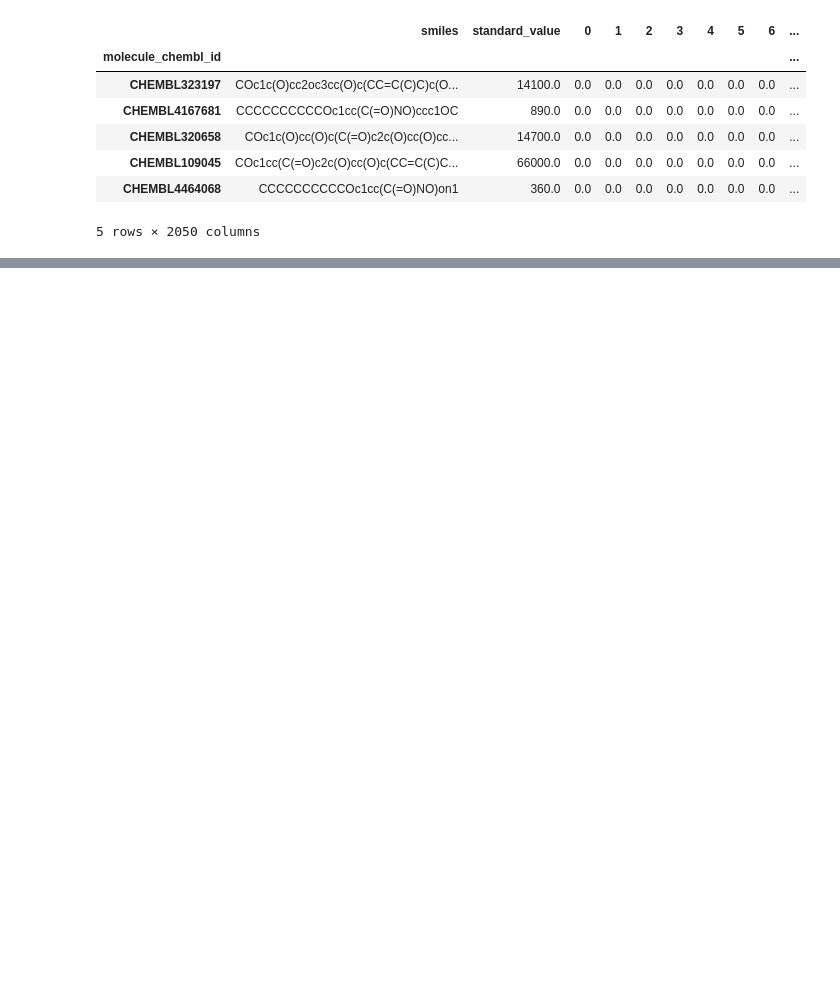
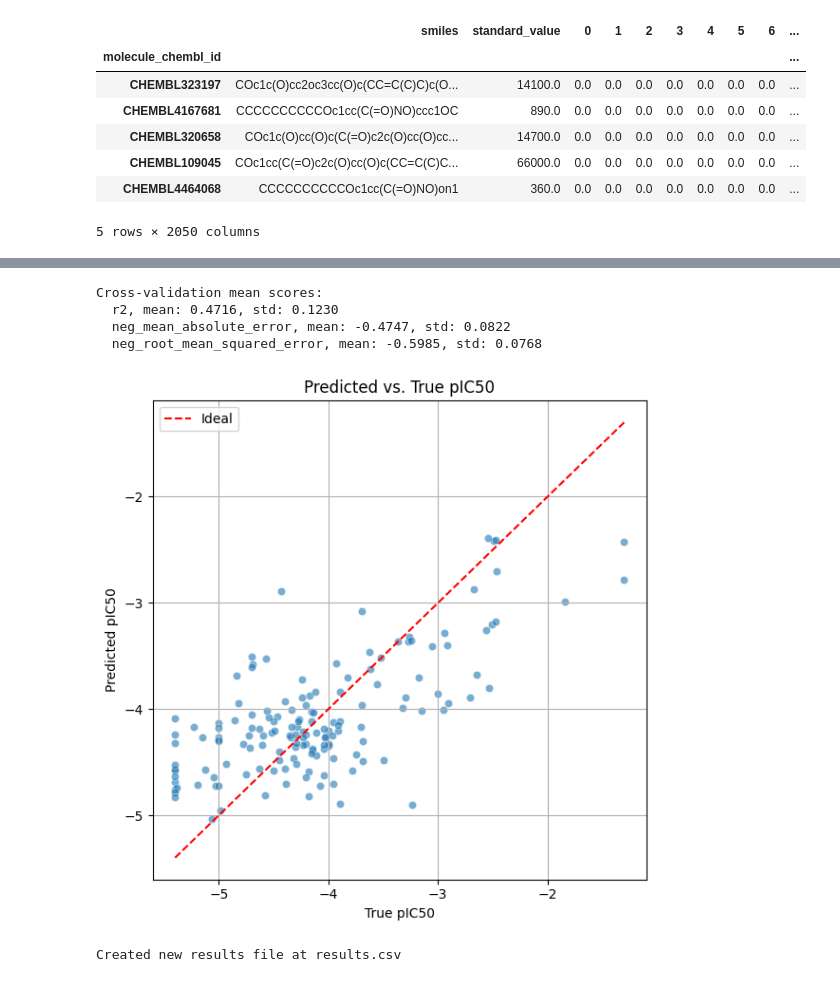
Before and after one commit to martilut/alzheimer-generative-design, a Jupyter notebook: data_processing.ipynb, the cells around one changed output, grey strips where cells are left out. Saved outputs shown, nothing was run; the diff lists cells and outputs as text; code cells hidden in the pictures; blank space fills up the shorter version.

Commit message:
Added pipeline

```diff
--- a/data_processing.ipynb
+++ b/data_processing.ipynb
@@ -77,0 +81,2 @@ morgan_desc.head()
+# %%
+x_rdkit_desc = rdkit_desc.drop(columns=["smiles", "standard_value"])
@@ -77,0 +100,35 @@ morgan_desc.head()
+# %%
+import numpy as np
+
+y10 = -np.log10(target_clean["standard_value"])
+# %%
+from sklearn.model_selection import KFold
+
+n_splits = 5
+cv = KFold(n_splits=n_splits, shuffle=True, random_state=SEED)
+scoring = ['r2', 'neg_mean_absolute_error', 'neg_root_mean_squared_error']
+results_path = 'results.csv'
+# %%
+x_rdkit_desc.drop("numpy", axis=1, inplace=True)
+# %%
+from sklearn.preprocessing import StandardScaler
+from predictor.pipeline import run_pipeline
+from sklearn.ensemble import RandomForestRegressor
+
+# baseline: RFRegressor
+pipeline = run_pipeline(
+    X=x_rdkit_desc,
+    y=y10.squeeze(),
+    cv=cv,
+    model=RandomForestRegressor(n_estimators=100, random_state=SEED),
+    scaler=StandardScaler(),
+    scoring=scoring,
+    results_path=results_path,
+)
+# %% [output]
+Cross-validation mean scores:
+  r2, mean: 0.4716, std: 0.1230
+  neg_mean_absolute_error, mean: -0.4747, std: 0.0822
+  neg_root_mean_squared_error, mean: -0.5985, std: 0.0768
+[figure, added]
+Created new results file at results.csv
```
Also changed, not shown: parts of 5 cells of this notebook, 3 other files.
